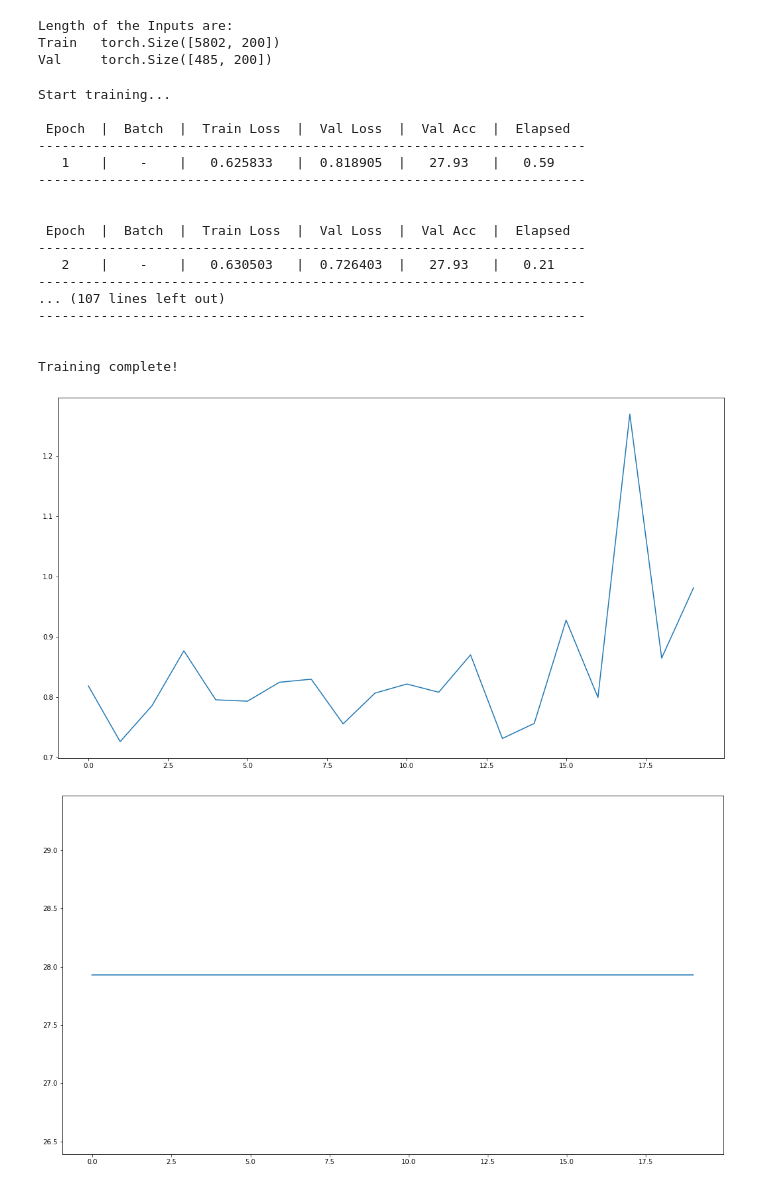
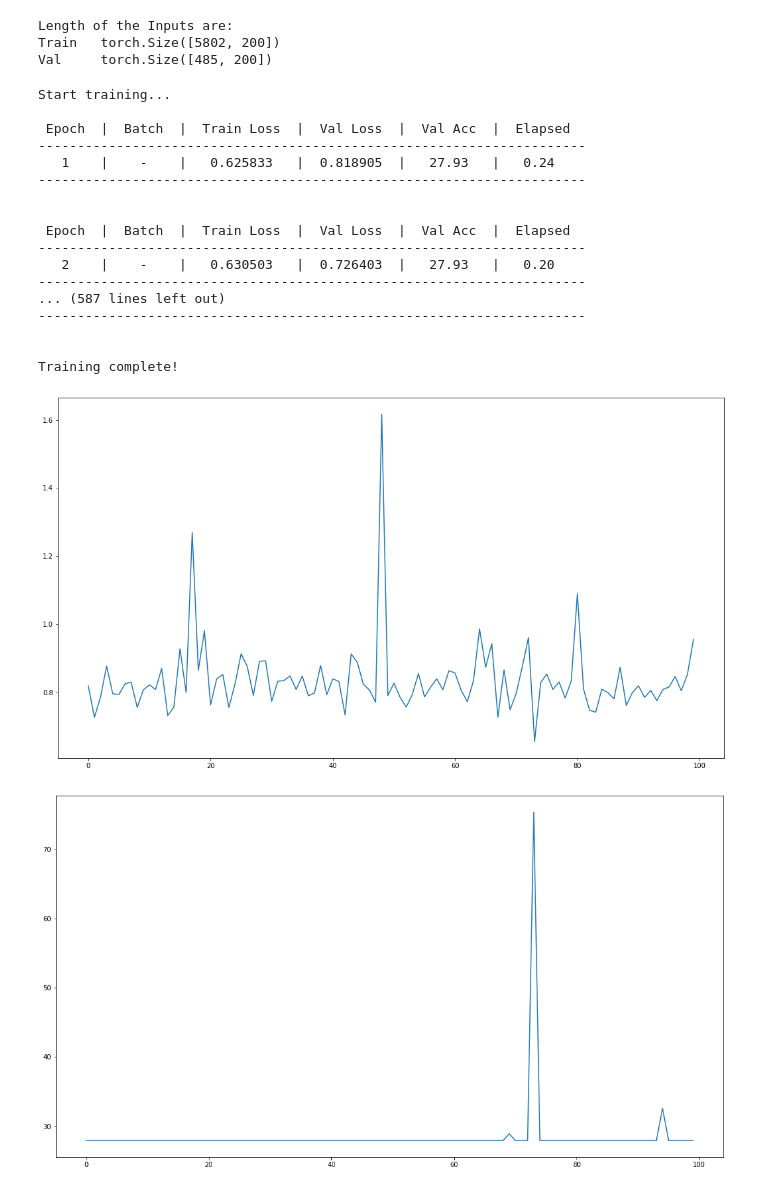
Before and after one commit to zzunebye/Capstone-code-data, a Jupyter notebook: _CLF_W2V_MLP.ipynb, the cells around one changed output. Saved outputs shown, nothing was run; the diff lists cells and outputs as text; code cells hidden in the pictures.

```diff
--- a/_CLF_W2V_MLP.ipynb
+++ b/_CLF_W2V_MLP.ipynb
@@ -805,30 +809,30 @@ def testing_process(bert_classifier, X_val, y_val):
 # %%
 set_seed(42)    # Set seed for reproducibility
 model, optimizer, criterion, scheduler = initialize_model(epochs=100)
 criterion = nn.BCELoss()
 # criterion = nn.BCEWithLogitsLoss()
 # criterion = nn.CrossEntropyLoss()
-train(model, train_dataloader, val_dataloader, epochs=20, evaluation=True)
+train(model, train_dataloader, val_dataloader, epochs=100, evaluation=True)
 # %% [output]
 Start training...
 
  Epoch  |  Batch  |  Train Loss  |  Val Loss  |  Val Acc  |  Elapsed
 ----------------------------------------------------------------------
-   1    |    -    |   0.625833   |  0.818905  |   27.93   |   0.59
+   1    |    -    |   0.625833   |  0.818905  |   27.93   |   0.24
 ----------------------------------------------------------------------
 
 
  Epoch  |  Batch  |  Train Loss  |  Val Loss  |  Val Acc  |  Elapsed
 ----------------------------------------------------------------------
-   2    |    -    |   0.630503   |  0.726403  |   27.93   |   0.21
+   2    |    -    |   0.630503   |  0.726403  |   27.93   |   0.20
 ----------------------------------------------------------------------
-... (107 lines left out)
+... (587 lines left out)
 ----------------------------------------------------------------------
 
 
 Training complete!
-[figure, old version]
+[figure, new version]
-[figure, old version]
+[figure, new version]
 # %%
 torch.save(model.state_dict(), './Model/MLP_W2V_to_Sigmoid_ord.pt')
 # %%
```
Also changed, not shown: parts of 2 cells of this notebook, 3 other files.
